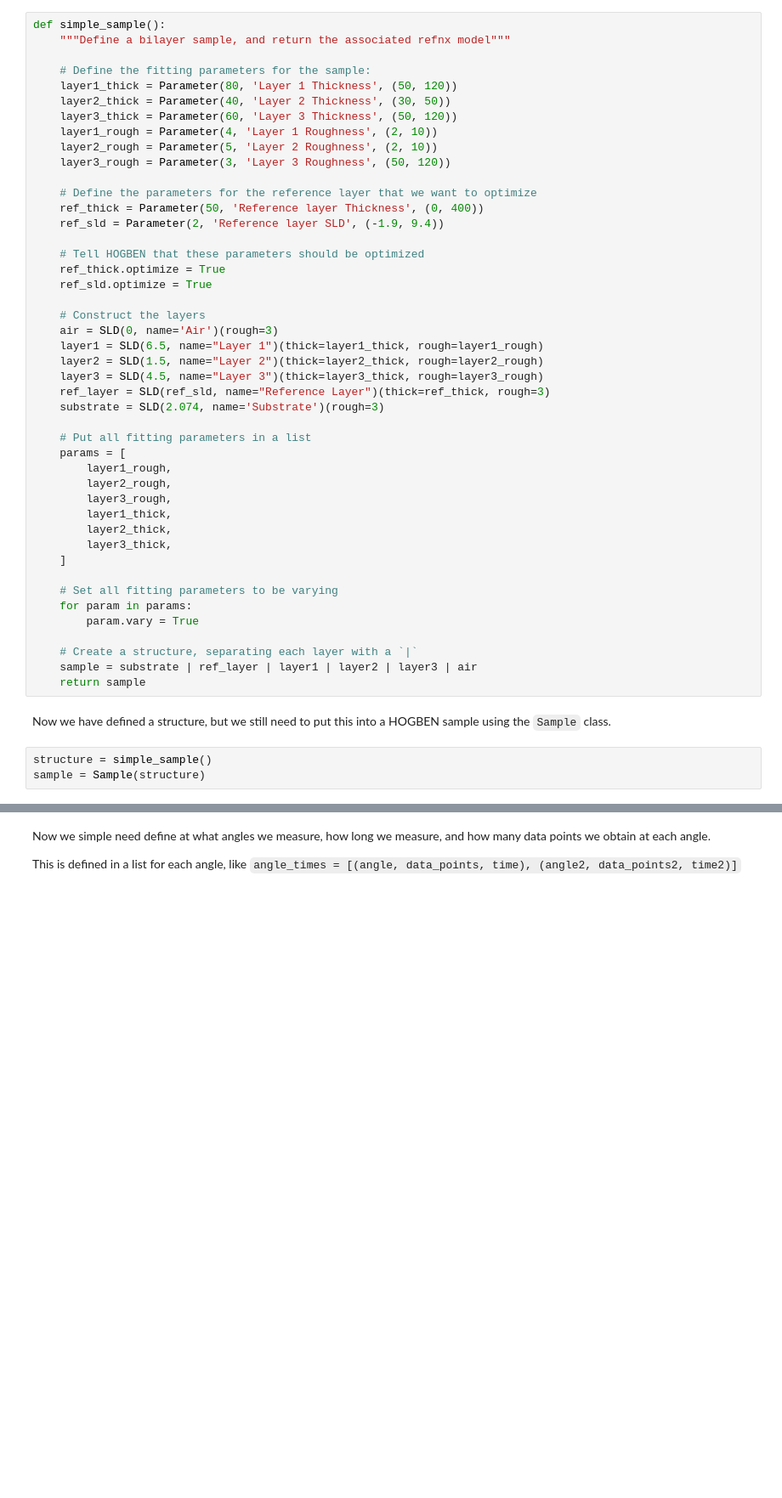
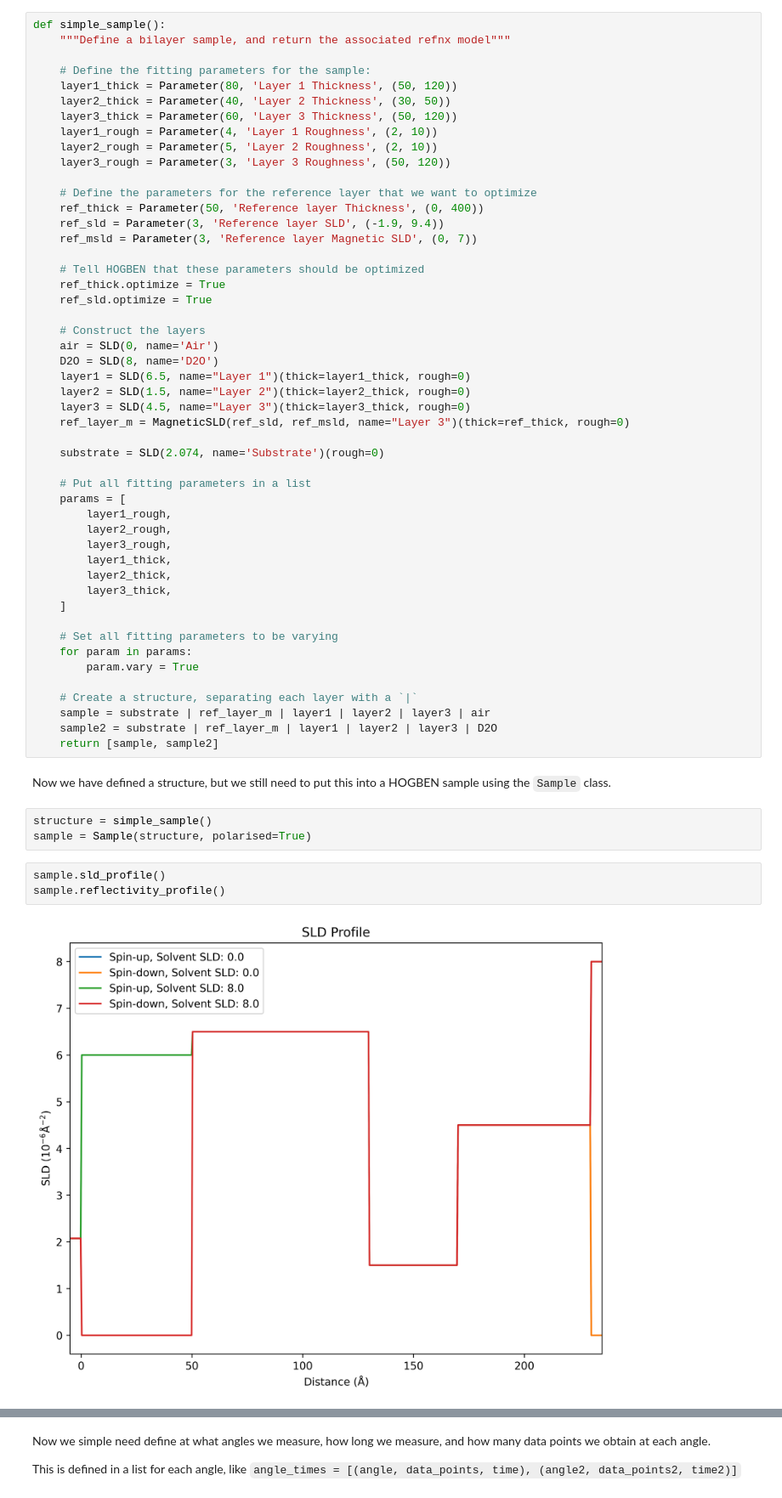
Before and after one commit to jfkcooper/experimental-design, a Jupyter notebook: notebooks/optimization.ipynb, the cells around one changed output, grey strips where cells are left out. Shown at 85% size. Drawn from its saved outputs; the diff is of its cells as text; blank space fills up the shorter version.

```diff
--- a/notebooks/optimization.ipynb
+++ b/notebooks/optimization.ipynb
@@ -29,19 +29,22 @@ def simple_sample():
 
     # Define the parameters for the reference layer that we want to optimize
     ref_thick = Parameter(50, 'Reference layer Thickness', (0, 400))
-    ref_sld = Parameter(2, 'Reference layer SLD', (-1.9, 9.4))
+    ref_sld = Parameter(3, 'Reference layer SLD', (-1.9, 9.4))
+    ref_msld = Parameter(3, 'Reference layer Magnetic SLD', (0, 7))
 
     # Tell HOGBEN that these parameters should be optimized
     ref_thick.optimize = True
     ref_sld.optimize = True
 
     # Construct the layers
-    air = SLD(0, name='Air')(rough=3)
-    layer1 = SLD(6.5, name="Layer 1")(thick=layer1_thick, rough=layer1_rough)
-    layer2 = SLD(1.5, name="Layer 2")(thick=layer2_thick, rough=layer2_rough)
-    layer3 = SLD(4.5, name="Layer 3")(thick=layer3_thick, rough=layer3_rough)
-    ref_layer = SLD(ref_sld, name="Reference Layer")(thick=ref_thick, rough=3)
-    substrate = SLD(2.074, name='Substrate')(rough=3)
+    air = SLD(0, name='Air')
+    D2O = SLD(8, name='D2O')
+    layer1 = SLD(6.5, name="Layer 1")(thick=layer1_thick, rough=0)
+    layer2 = SLD(1.5, name="Layer 2")(thick=layer2_thick, rough=0)
+    layer3 = SLD(4.5, name="Layer 3")(thick=layer3_thick, rough=0)
+    ref_layer_m = MagneticSLD(ref_sld, ref_msld, name="Layer 3")(thick=ref_thick, rough=0)
+
+    substrate = SLD(2.074, name='Substrate')(rough=0)
 
     # Put all fitting parameters in a list
     params = [
@@ -58,10 +61,16 @@ def simple_sample():
         param.vary = True
 
     # Create a structure, separating each layer with a `|`
-    sample = substrate | ref_layer | layer1 | layer2 | layer3 | air
-    return sample
+    sample = substrate | ref_layer_m | layer1 | layer2 | layer3 | air
+    sample2 = substrate | ref_layer_m | layer1 | layer2 | layer3 | D2O
+    return [sample, sample2]
 # %% [markdown]
 Now we have defined a structure, but we still need to put this into a HOGBEN sample using the `Sample` class.
 # %%
 structure = simple_sample()
-sample = Sample(structure)
+sample = Sample(structure, polarised=True)
+# %%
+sample.sld_profile()
+sample.reflectivity_profile()
+# %% [output]
+[figure, added]
```
Also changed, not shown: parts of 22 cells of this notebook, 8 other files.
